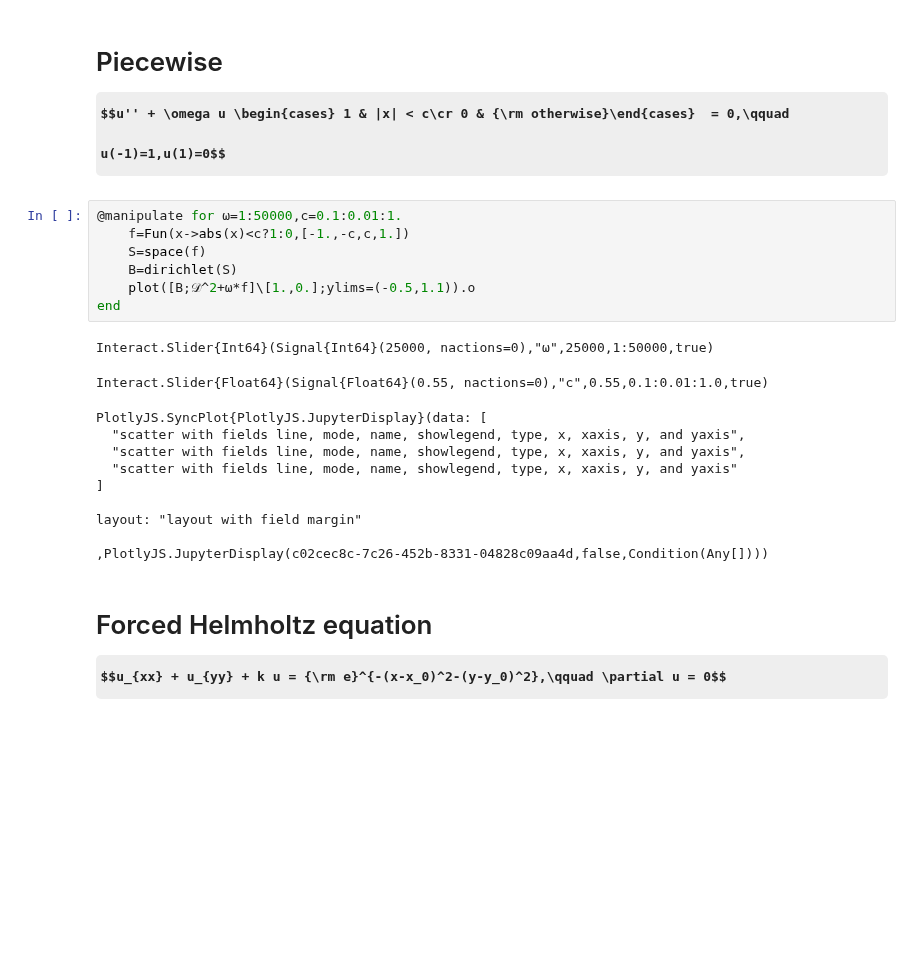
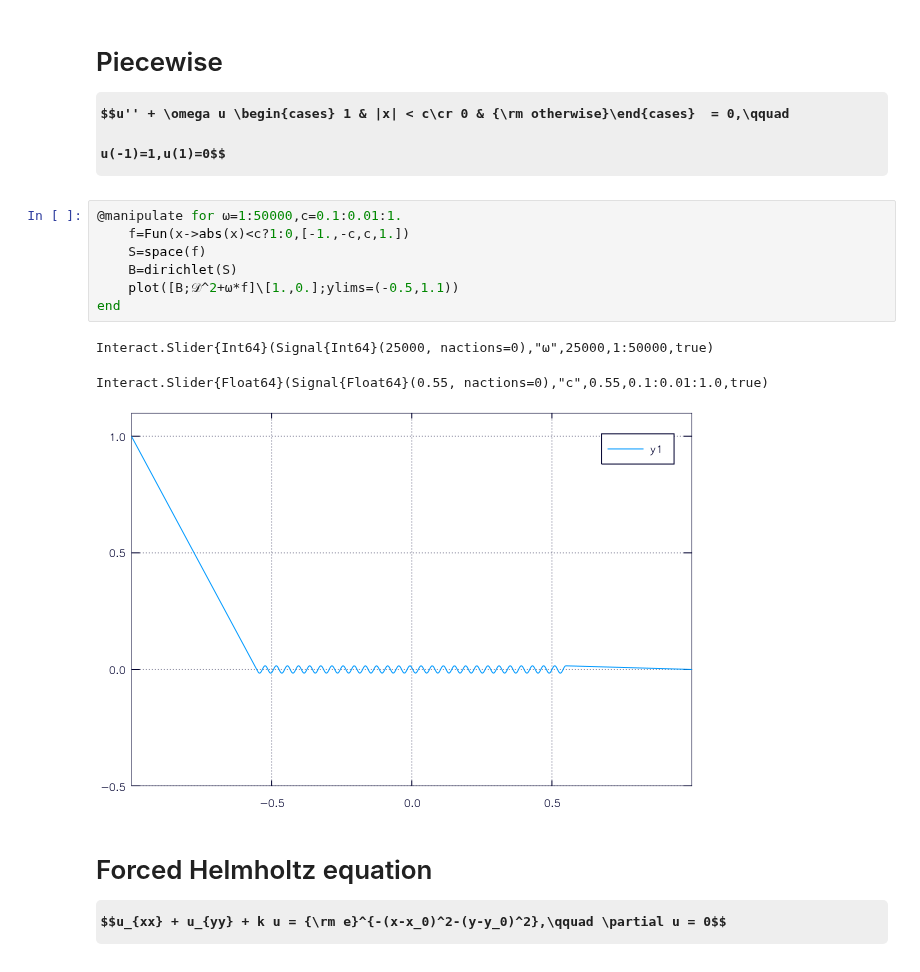
Before and after one commit to JuliaApproximation/ApproxFun.jl, a Jupyter notebook: examples/Manipulate ODEs and PDEs.ipynb, the cells around one changed output. Drawn from its saved outputs; the diff is of its cells as text; some formulas as TeX source; blank space fills up the shorter version.

```diff
--- a/examples/Manipulate ODEs and PDEs.ipynb
+++ b/examples/Manipulate ODEs and PDEs.ipynb
@@ -70,22 +50,14 @@ layout: "layout with field margin"
 # %%
 @manipulate for ω=1:50000,c=0.1:0.01:1.
     f=Fun(x->abs(x)<c?1:0,[-1.,-c,c,1.])
     S=space(f)
     B=dirichlet(S)
-    plot([B;𝒟^2+ω*f]\[1.,0.];ylims=(-0.5,1.1)).o
+    plot([B;𝒟^2+ω*f]\[1.,0.];ylims=(-0.5,1.1))
 end
 # %% [output]
 Interact.Slider{Int64}(Signal{Int64}(25000, nactions=0),"ω",25000,1:50000,true)
 Interact.Slider{Float64}(Signal{Float64}(0.55, nactions=0),"c",0.55,0.1:0.01:1.0,true)
-PlotlyJS.SyncPlot{PlotlyJS.JupyterDisplay}(data: [
-  "scatter with fields line, mode, name, showlegend, type, x, xaxis, y, and yaxis",
-  "scatter with fields line, mode, name, showlegend, type, x, xaxis, y, and yaxis",
-  "scatter with fields line, mode, name, showlegend, type, x, xaxis, y, and yaxis"
-]
-
-layout: "layout with field margin"
-
-,PlotlyJS.JupyterDisplay(c02cec8c-7c26-452b-8331-04828c09aa4d,false,Condition(Any[])))
+[figure, added]
 # %% [markdown]
 # Forced Helmholtz equation $$u_{xx} + u_{yy} + k u = {\rm e}^{-(x-x_0)^2-(y-y_0)^2},\qquad \partial u = 0$$
 # %%
```
Also changed, not shown: parts of 6 cells of this notebook, 7 other files.
